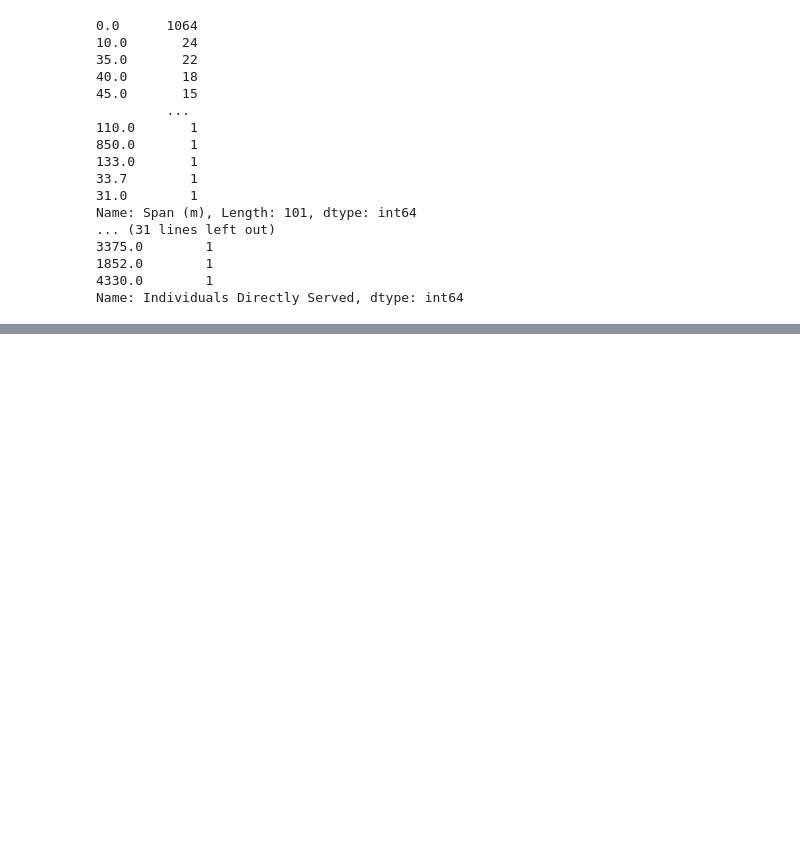
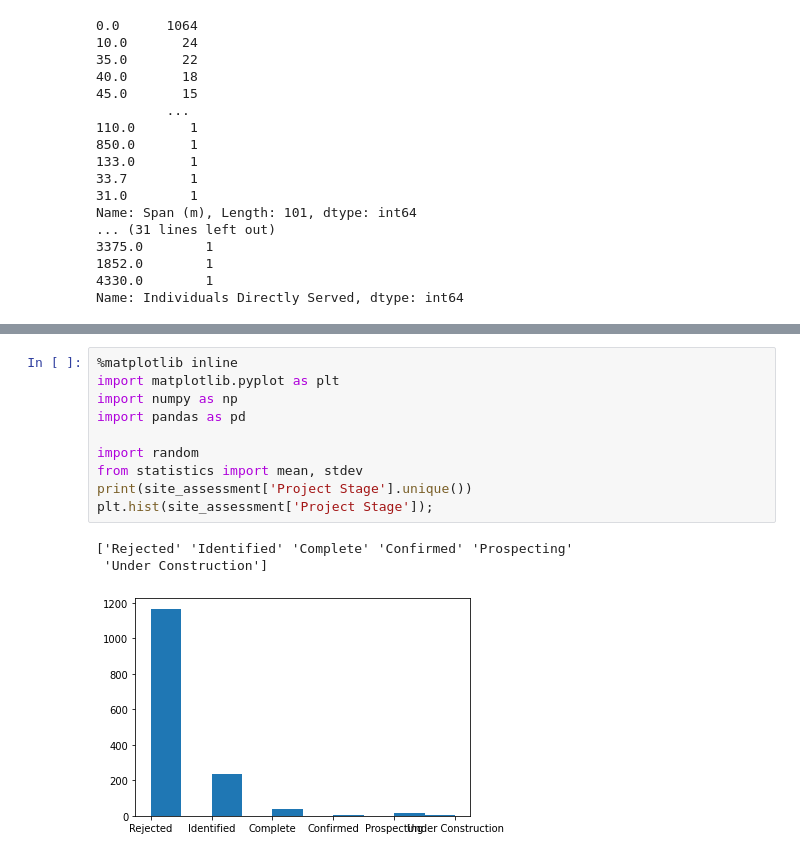
Before and after one commit to BloomTech-Labs/bridges-to-prosperity-ds-b, a Jupyter notebook: notebooks/Labs25_BridgesToProsperity.ipynb, the cells around one changed output, grey strips where cells are left out. Saved outputs shown, nothing was run; the diff lists cells and outputs as text; blank space fills up the shorter version.

```diff
--- a/notebooks/Labs25_BridgesToProsperity.ipynb
+++ b/notebooks/Labs25_BridgesToProsperity.ipynb
@@ -263,0 +388,14 @@ Today's date: 2020-08-05
+# %%
+%matplotlib inline
+import matplotlib.pyplot as plt
+import numpy as np
+import pandas as pd
+
+import random
+from statistics import mean, stdev
+print(site_assessment['Project Stage'].unique())
+plt.hist(site_assessment['Project Stage']);
+# %% [output]
+['Rejected' 'Identified' 'Complete' 'Confirmed' 'Prospecting'
+ 'Under Construction']
+[figure, added]
```
Also changed, not shown: parts of 21 cells of this notebook.
